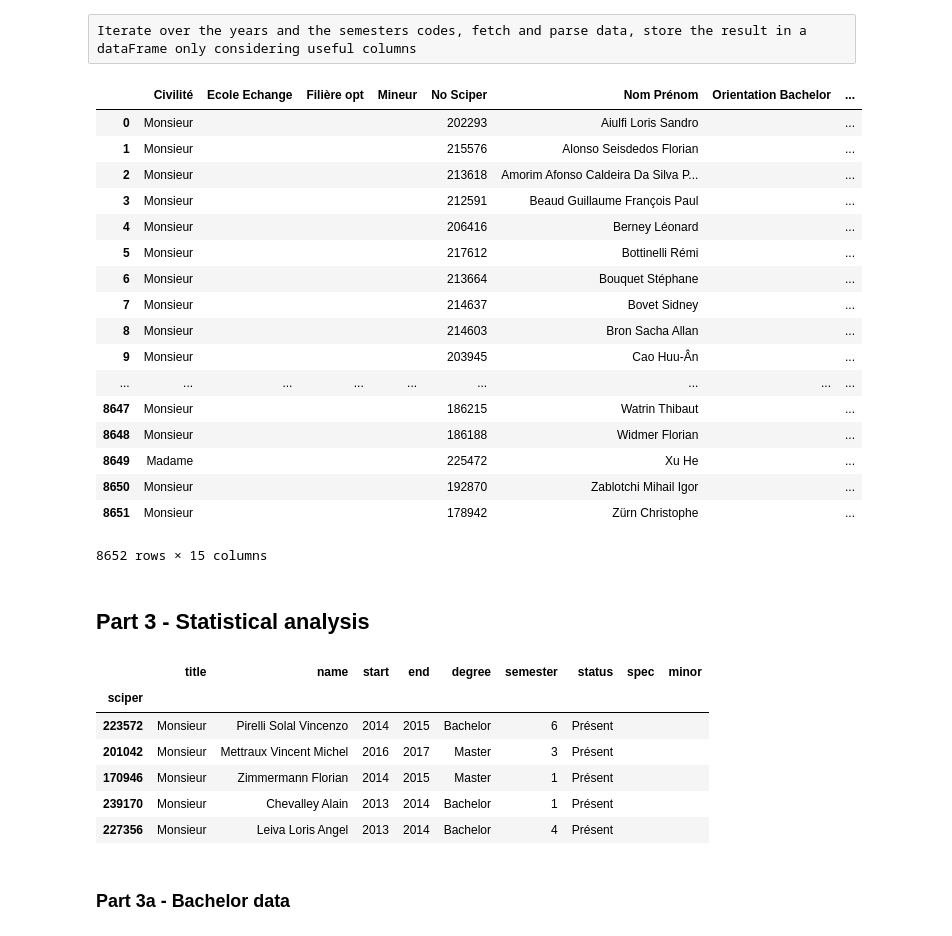
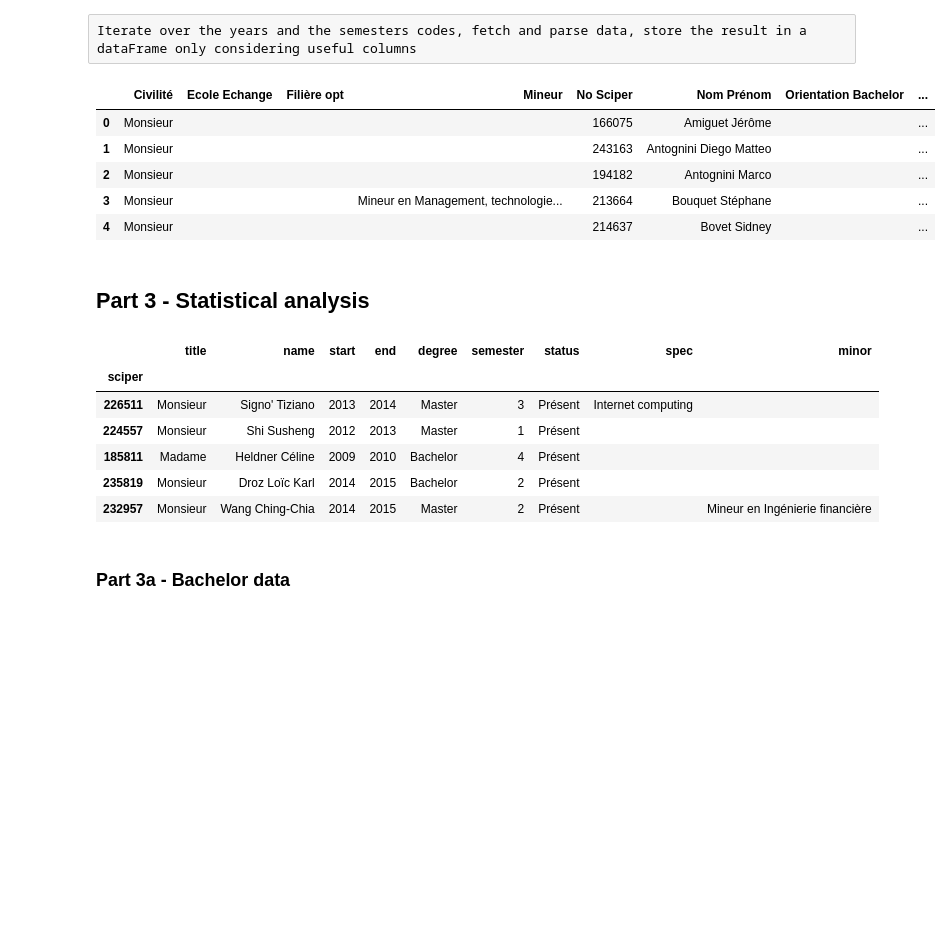
Before and after one commit to mukel/Homework, a Jupyter notebook: 02 - Data from the Web/hw_merge.ipynb, the cells around one changed output. Cells and saved outputs as stored; diff of their text form; code cells hidden in the pictures; blank space fills up the shorter version.

```diff
--- a/02 - Data from the Web/hw_merge.ipynb
+++ b/02 - Data from the Web/hw_merge.ipynb
@@ -85,7 +87,7 @@ Iterate over the years and the semesters codes, fetch and parse data, store the
 # %%
 def assign_semester (period):
     if('Projet' in period) :
-        semester = ['PM', 1] if ('autome' in period) else ['PM' , 2]
+        semester = ['PDM', 1] if ('automne' in period) else ['PDM' , 2]
     else :
         semester = [period.split(" ")[0], int(re.findall(r'\d+', period)[0])]
 
@@ -124,23 +126,11 @@ def fetch_table() :
     return pd.DataFrame(data = rn)
 # %%
 data = fetch_table()
-data
+data.head()
 # %% [output]
 |  | Civilité | Ecole Echange | Filière opt | Mineur | No Sciper | Nom Prénom | Orientation Bachelor | ... |
-| 0 | Monsieur |  |  |  | 202293 | Aiulfi Loris Sandro |  | ... |
-| 1 | Monsieur |  |  |  | 215576 | Alonso Seisdedos Florian |  | ... |
-| 2 | Monsieur |  |  |  | 213618 | Amorim Afonso Caldeira Da Silva P... |  | ... |
-| 3 | Monsieur |  |  |  | 212591 | Beaud Guillaume François Paul |  | ... |
-| 4 | Monsieur |  |  |  | 206416 | Berney Léonard |  | ... |
-| 5 | Monsieur |  |  |  | 217612 | Bottinelli Rémi |  | ... |
-| 6 | Monsieur |  |  |  | 213664 | Bouquet Stéphane |  | ... |
-| 7 | Monsieur |  |  |  | 214637 | Bovet Sidney |  | ... |
-| 8 | Monsieur |  |  |  | 214603 | Bron Sacha Allan |  | ... |
-| 9 | Monsieur |  |  |  | 203945 | Cao Huu-Ân |  | ... |
-| ... | ... | ... | ... | ... | ... | ... | ... | ... |
-| 8647 | Monsieur |  |  |  | 186215 | Watrin Thibaut |  | ... |
-| 8648 | Monsieur |  |  |  | 186188 | Widmer Florian |  | ... |
-| 8649 | Madame |  |  |  | 225472 | Xu He |  | ... |
-| 8650 | Monsieur |  |  |  | 192870 | Zablotchi Mihail Igor |  | ... |
-| 8651 | Monsieur |  |  |  | 178942 | Zürn Christophe |  | ... |
+| 0 | Monsieur |  |  |  | 166075 | Amiguet Jérôme |  | ... |
+| 1 | Monsieur |  |  |  | 243163 | Antognini Diego Matteo |  | ... |
+| 2 | Monsieur |  |  |  | 194182 | Antognini Marco |  | ... |
+| 3 | Monsieur |  |  | Mineur en Management, technologie... | 213664 | Bouquet Stéphane |  | ... |
+| 4 | Monsieur |  |  |  | 214637 | Bovet Sidney |  | ... |
-8652 rows × 15 columns
@@ -151,6 +141,5 @@ data
 # %%
 # incorporate the students into a data frame, keep only useful columns, and give them an English name
-#data = pd.DataFrame(students)
 data = data[['Civilité', 'No Sciper', 'Nom Prénom', 'start', 'end', 'degree', 'semester', 'Statut', 'Spécialisation', 'Mineur']]
 data = data.rename(columns={'Civilité' : 'title',
                             'No Sciper' : 'sciper',
@@ -169,10 +158,10 @@ data.sample(5)
 # %% [output]
 |  | title | name | start | end | degree | semester | status | spec | minor |
 | sciper |  |  |  |  |  |  |  |  |  |
-| 223572 | Monsieur | Pirelli Solal Vincenzo | 2014 | 2015 | Bachelor | 6 | Présent |  |  |
-| 201042 | Monsieur | Mettraux Vincent Michel | 2016 | 2017 | Master | 3 | Présent |  |  |
-| 170946 | Monsieur | Zimmermann Florian | 2014 | 2015 | Master | 1 | Présent |  |  |
-| 239170 | Monsieur | Chevalley Alain | 2013 | 2014 | Bachelor | 1 | Présent |  |  |
-| 227356 | Monsieur | Leiva Loris Angel | 2013 | 2014 | Bachelor | 4 | Présent |  |  |
+| 226511 | Monsieur | Signo' Tiziano | 2013 | 2014 | Master | 3 | Présent | Internet computing |  |
+| 224557 | Monsieur | Shi Susheng | 2012 | 2013 | Master | 1 | Présent |  |  |
+| 185811 | Madame | Heldner Céline | 2009 | 2010 | Bachelor | 4 | Présent |  |  |
+| 235819 | Monsieur | Droz Loïc Karl | 2014 | 2015 | Bachelor | 2 | Présent |  |  |
+| 232957 | Monsieur | Wang Ching-Chia | 2014 | 2015 | Master | 2 | Présent |  | Mineur en Ingénierie financière |
 # %% [markdown]
 ### Part 3a - Bachelor data
```
Also changed, not shown: parts of 39 cells of this notebook.
